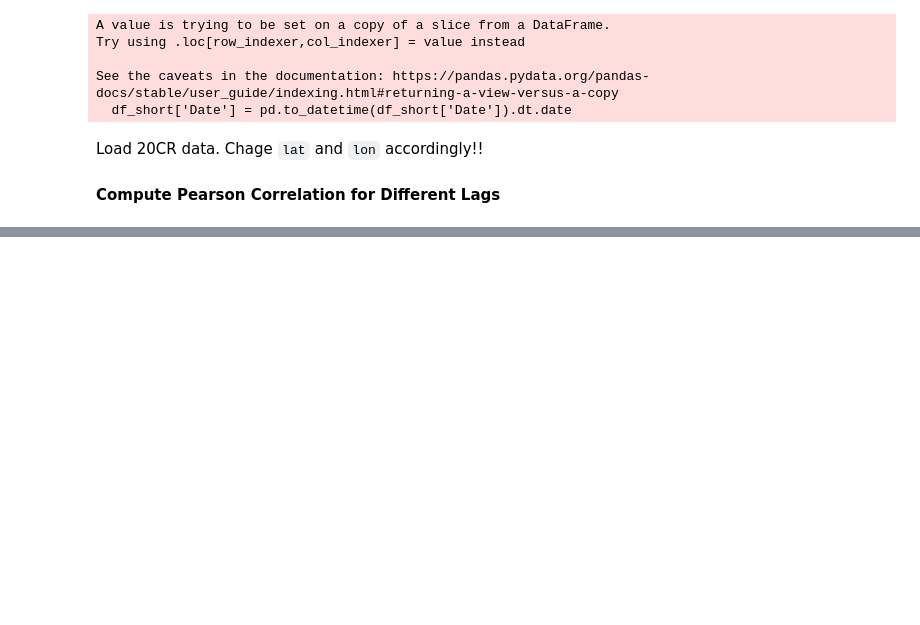
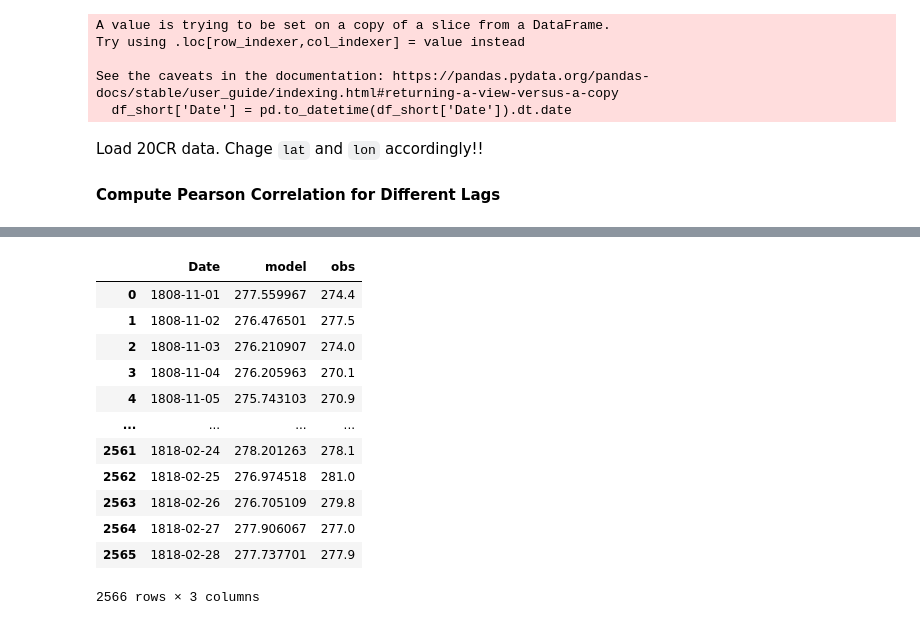
Before and after one commit to carlotatrx/dataprep, a Jupyter notebook: dataprep_ukraine.ipynb, the cells around one changed output, grey strips where cells are left out. Drawn from its saved outputs; the diff is of its cells as text; code cells hidden in the pictures; blank space fills up the shorter version.

```diff
--- a/dataprep_ukraine.ipynb
+++ b/dataprep_ukraine.ipynb
@@ -476,0 +483,16 @@ plt.show()
+# %%
+df_merged_Kherson
+# %% [output]
+|  | Date | model | obs |
+| 0 | 1808-11-01 | 277.559967 | 274.4 |
+| 1 | 1808-11-02 | 276.476501 | 277.5 |
+| 2 | 1808-11-03 | 276.210907 | 274.0 |
+| 3 | 1808-11-04 | 276.205963 | 270.1 |
+| 4 | 1808-11-05 | 275.743103 | 270.9 |
+| ... | ... | ... | ... |
+| 2561 | 1818-02-24 | 278.201263 | 278.1 |
+| 2562 | 1818-02-25 | 276.974518 | 281.0 |
+| 2563 | 1818-02-26 | 276.705109 | 279.8 |
+| 2564 | 1818-02-27 | 277.906067 | 277.0 |
+| 2565 | 1818-02-28 | 277.737701 | 277.9 |
+2566 rows × 3 columns
```
Also changed, not shown: parts of 6 cells of this notebook, 3 other files.
